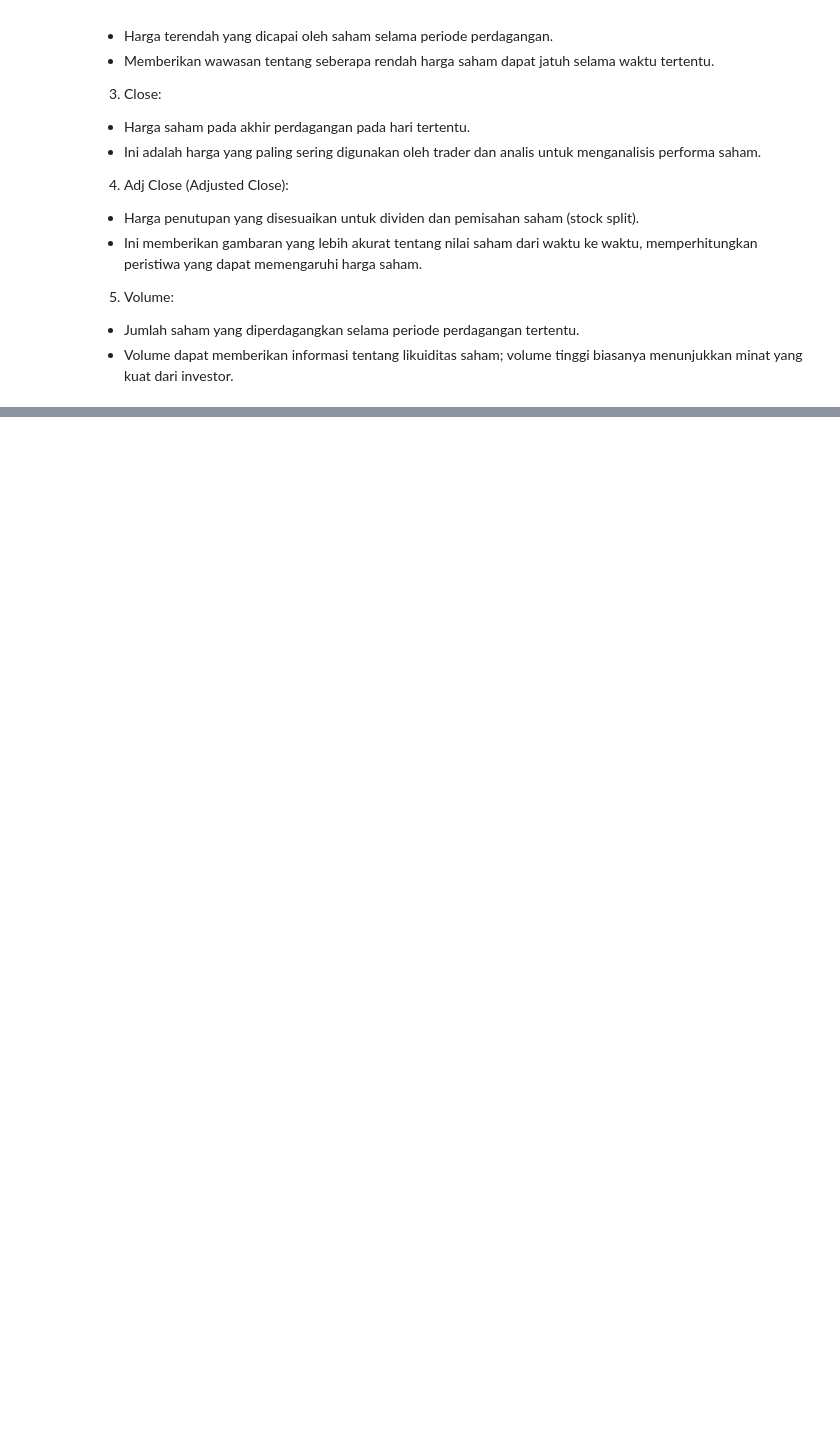
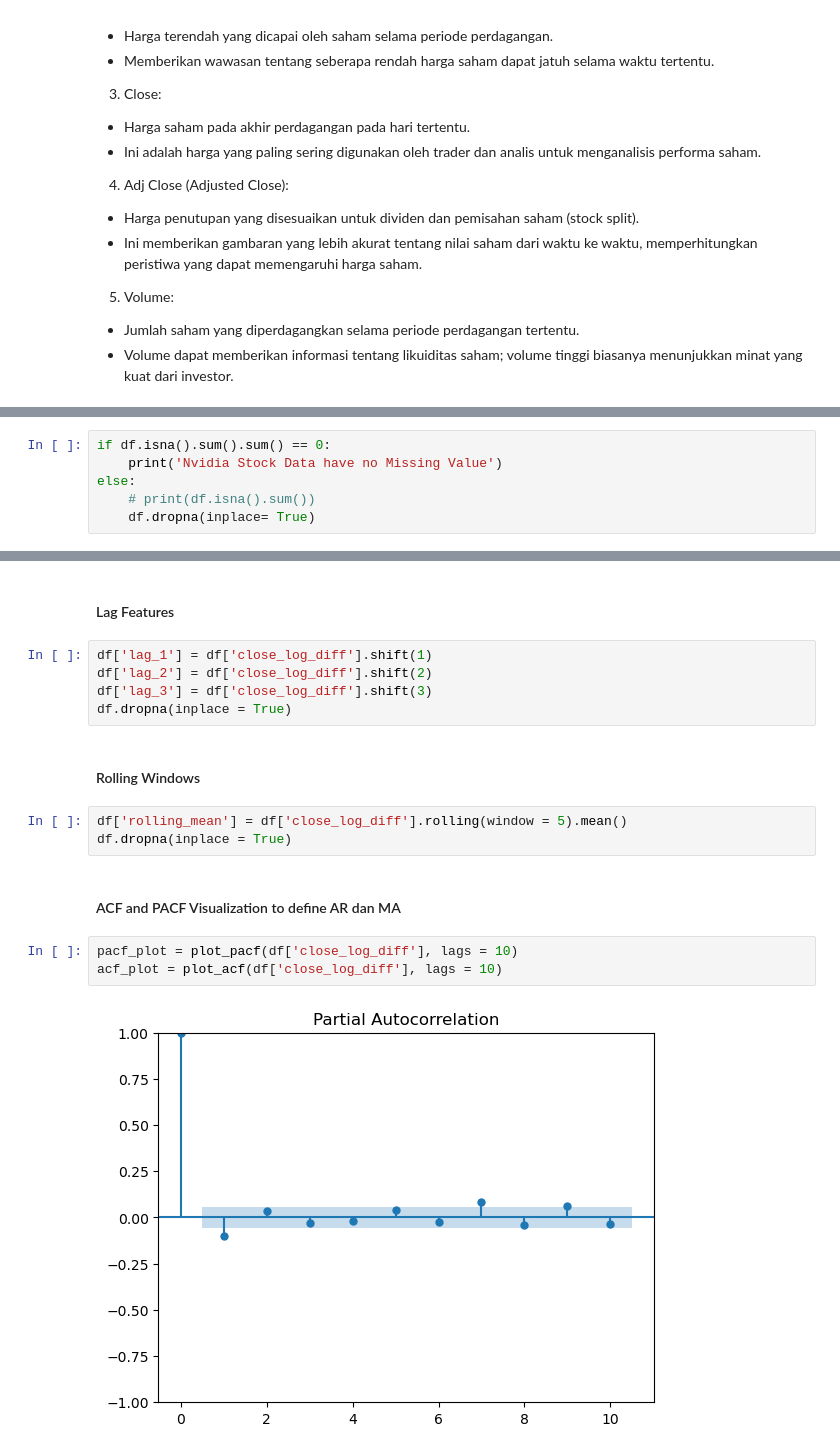
Before and after one commit to fadhilrezam/Time_Series_Forecasting_Stock_Market, a Jupyter notebook: notebooks/main.ipynb, the cells around one changed output, grey strips where cells are left out. Saved outputs shown, nothing was run; the diff lists cells and outputs as text; blank space fills up the shorter version.

```diff
--- a/notebooks/main.ipynb
+++ b/notebooks/main.ipynb
@@ -410,0 +267,6 @@ RMSE Score (Opt with Regressor and Hyperparameter Tuning): 0.44
+# %%
+if df.isna().sum().sum() == 0:
+    print('Nvidia Stock Data have no Missing Value')
+else:
+    # print(df.isna().sum())
+    df.dropna(inplace= True)
@@ -410,0 +277,19 @@ RMSE Score (Opt with Regressor and Hyperparameter Tuning): 0.44
+# %% [markdown]
+#### Lag Features
+# %%
+df['lag_1'] = df['close_log_diff'].shift(1)
+df['lag_2'] = df['close_log_diff'].shift(2)
+df['lag_3'] = df['close_log_diff'].shift(3)
+df.dropna(inplace = True)
+# %% [markdown]
+#### Rolling Windows
+# %%
+df['rolling_mean'] = df['close_log_diff'].rolling(window = 5).mean()
+df.dropna(inplace = True)
+# %% [markdown]
+#### ACF and PACF Visualization to define AR dan MA
+# %%
+pacf_plot = plot_pacf(df['close_log_diff'], lags = 10)
+acf_plot = plot_acf(df['close_log_diff'], lags = 10)
+# %% [output]
+[figure, added]
```
Also changed, not shown: parts of 99 cells of this notebook, 3 other files.
